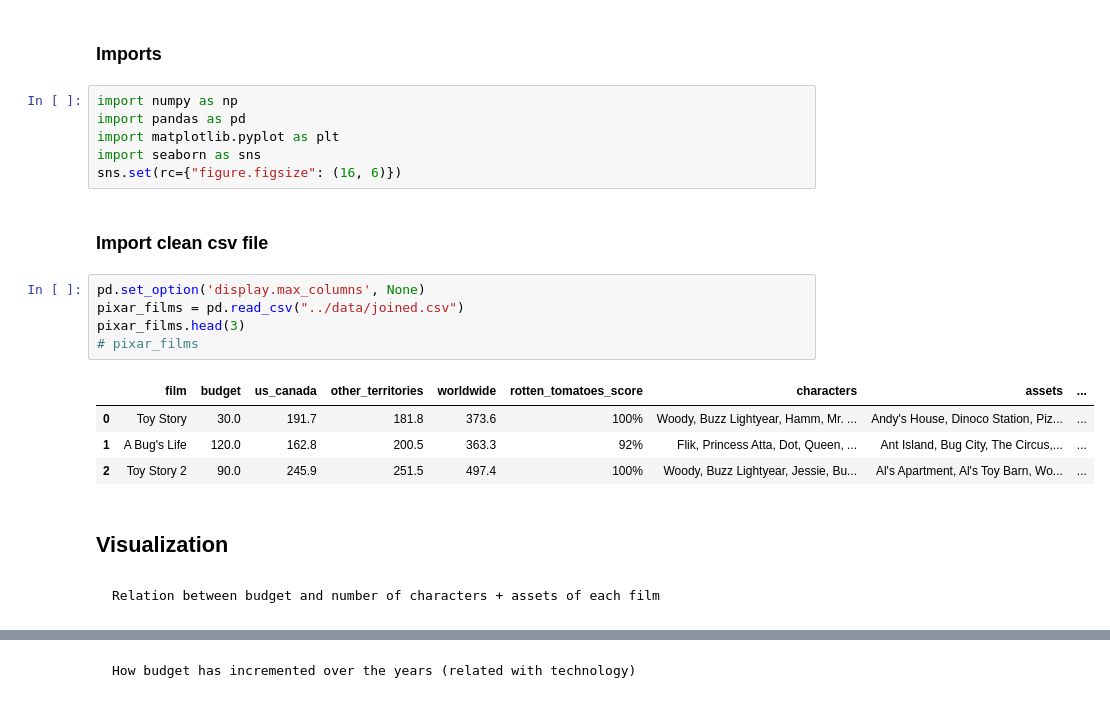
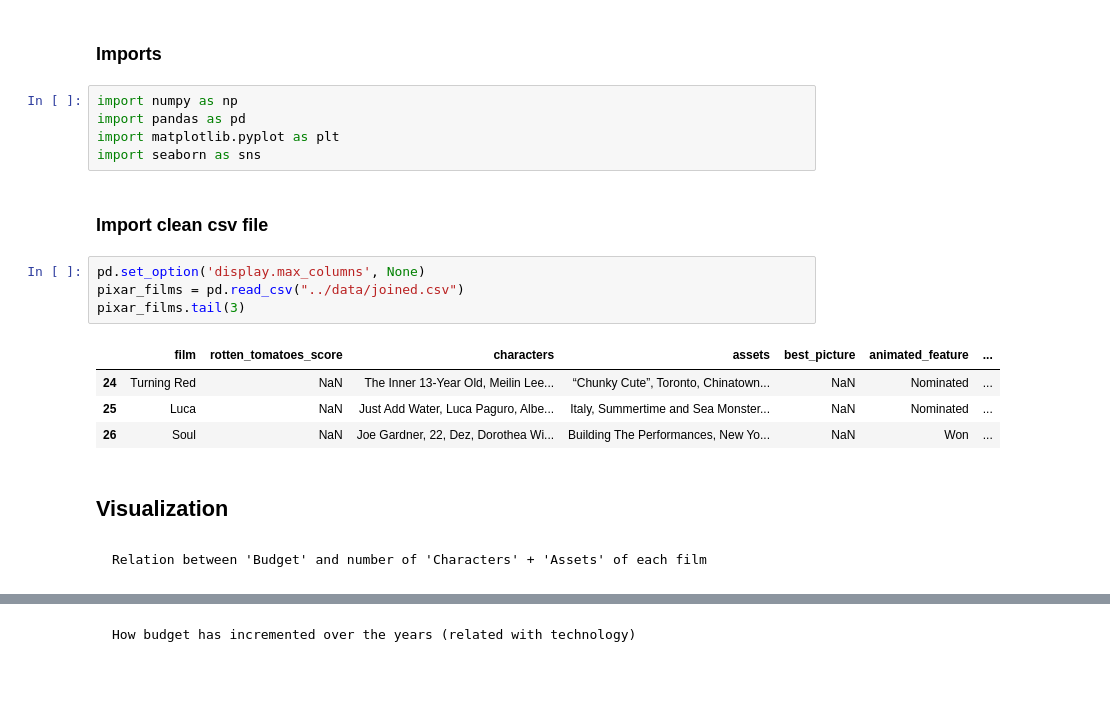
Before and after one commit to niniet98/PROJECT-II, a Jupyter notebook: notebooks/visualization.ipynb, the cells around one changed output, grey strips where cells are left out. Drawn from its saved outputs; the diff is of its cells as text.

```diff
--- a/notebooks/visualization.ipynb
+++ b/notebooks/visualization.ipynb
@@ -5,20 +5,18 @@ import numpy as np
 import pandas as pd
 import matplotlib.pyplot as plt
 import seaborn as sns
-sns.set(rc={"figure.figsize": (16, 6)})
 # %% [markdown]
 ### Import clean csv file
 # %%
 pd.set_option('display.max_columns', None)
 pixar_films = pd.read_csv("../data/joined.csv")
-pixar_films.head(3)
-# pixar_films
+pixar_films.tail(3)
 # %% [output]
-|  | film | budget | us_canada | other_territories | worldwide | rotten_tomatoes_score | characters | assets | ... |
-| 0 | Toy Story | 30.0 | 191.7 | 181.8 | 373.6 | 100% | Woody, Buzz Lightyear, Hamm, Mr. ... | Andy's House, Dinoco Station, Piz... | ... |
-| 1 | A Bug's Life | 120.0 | 162.8 | 200.5 | 363.3 | 92% | Flik, Princess Atta, Dot, Queen, ... | Ant Island, Bug City, The Circus,... | ... |
-| 2 | Toy Story 2 | 90.0 | 245.9 | 251.5 | 497.4 | 100% | Woody, Buzz Lightyear, Jessie, Bu... | Al's Apartment, Al's Toy Barn, Wo... | ... |
+|  | film | rotten_tomatoes_score | characters | assets | best_picture | animated_feature | ... |
+| 24 | Turning Red | NaN | The Inner 13-Year Old, Meilin Lee... | “Chunky Cute”, Toronto, Chinatown... | NaN | Nominated | ... |
+| 25 | Luca | NaN | Just Add Water, Luca Paguro, Albe... | Italy, Summertime and Sea Monster... | NaN | Nominated | ... |
+| 26 | Soul | NaN | Joe Gardner, 22, Dez, Dorothea Wi... | Building The Performances, New Yo... | NaN | Won | ... |
 # %% [markdown]
 ## Visualization
 # %% [markdown]
-    Relation between budget and number of characters + assets of each film
+    Relation between 'Budget' and number of 'Characters' + 'Assets' of each film
```
Also changed, not shown: parts of 9 cells of this notebook, 12 other files.
